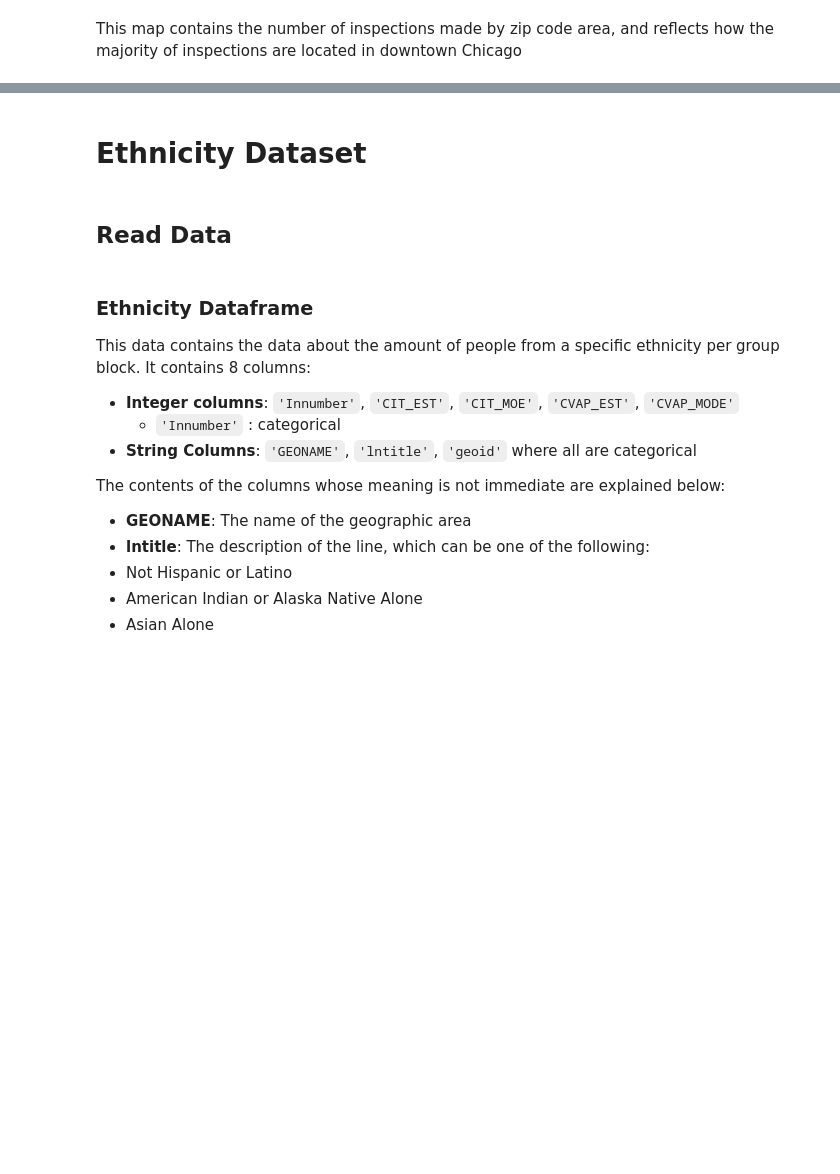
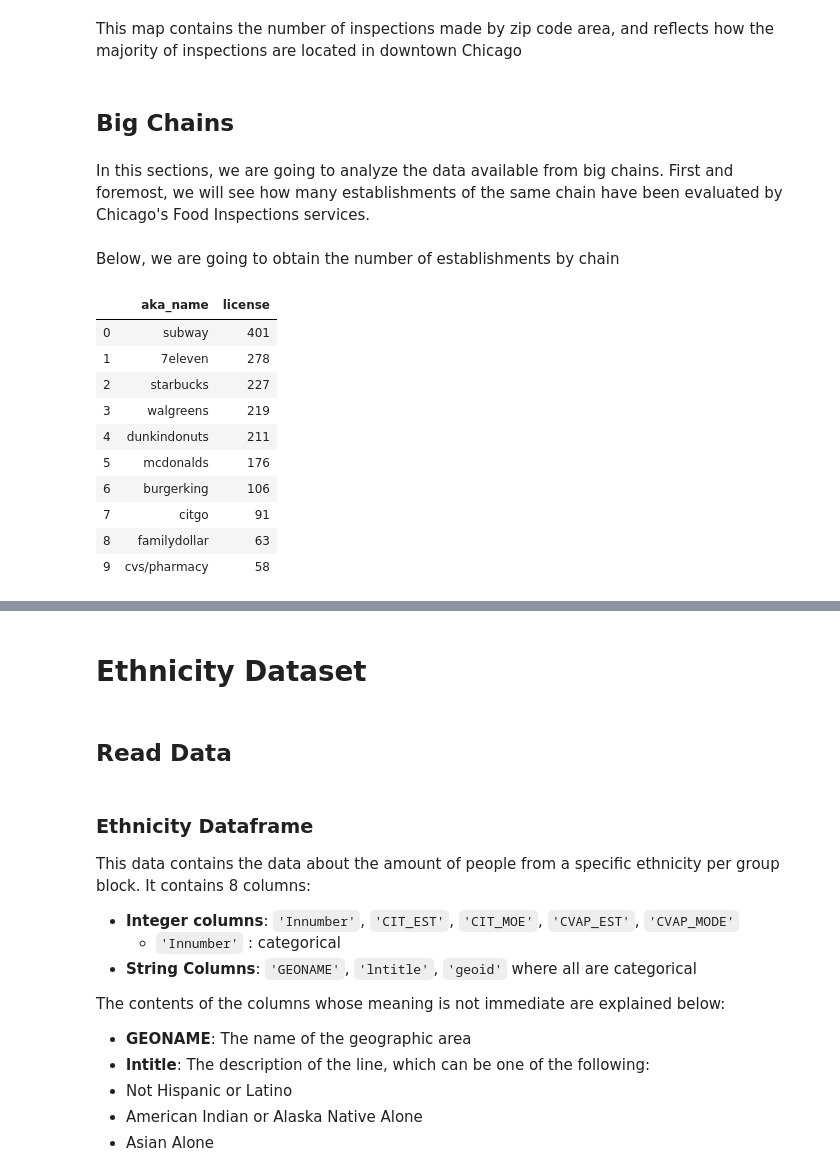
Before and after one commit to MNabegh/ADAknow, a Jupyter notebook: jade_mahmoud_merged.ipynb, the cells around one changed output, grey strips where cells are left out. Saved outputs shown, nothing was run; the diff lists cells and outputs as text; code cells hidden in the pictures; blank space fills up the shorter version.

Commit message:
Adds Big Chains

```diff
--- a/jade_mahmoud_merged.ipynb
+++ b/jade_mahmoud_merged.ipynb
@@ -776,3 +778,33 @@ This map contains the number of inspections made by zip code area, and reflects
 # Saving the data to avoid rerunning the entire notebook
 with open('./data/chicago_processed.pkl', 'wb') as fp:
     pickle.dump(chicago_df_noNan, fp)
+# %% [markdown]
+## Big Chains
+# %% [markdown]
+In this sections, we are going to analyze the data available from big chains. First and foremost, we will see how many establishments of the same chain have been evaluated by Chicago's Food Inspections services.
+# %%
+path = "./../Project Data/data/chicago_processed.pkl"
+chicago_df_noNan = pd.read_pickle(path)
+# %% [markdown]
+Below, we are going to obtain the number of establishments by chain
+# %%
+bigChains = chicago_df_noNan.copy()
+bigChains["aka_name"] = bigChains["aka_name"].str.replace("((\#\d+)|( )|(')|(-))","")
+bigChains["aka_name"] = bigChains["aka_name"].str.replace("starbuckscoffee","starbucks")
+bigChains = bigChains.groupby("aka_name").nunique()[["license"]]
+bigChains.sort_values("license", ascending=False, inplace=True)
+bigChains = bigChains[:10]
+bigChains = bigChains.reset_index()
+bigChains
+# %% [output]
+|  | aka_name | license |
+| 0 | subway | 401 |
+| 1 | 7eleven | 278 |
+| 2 | starbucks | 227 |
+| 3 | walgreens | 219 |
+| 4 | dunkindonuts | 211 |
+| 5 | mcdonalds | 176 |
+| 6 | burgerking | 106 |
+| 7 | citgo | 91 |
+| 8 | familydollar | 63 |
+| 9 | cvs/pharmacy | 58 |
```
Also changed, not shown: parts of 2 cells of this notebook.
